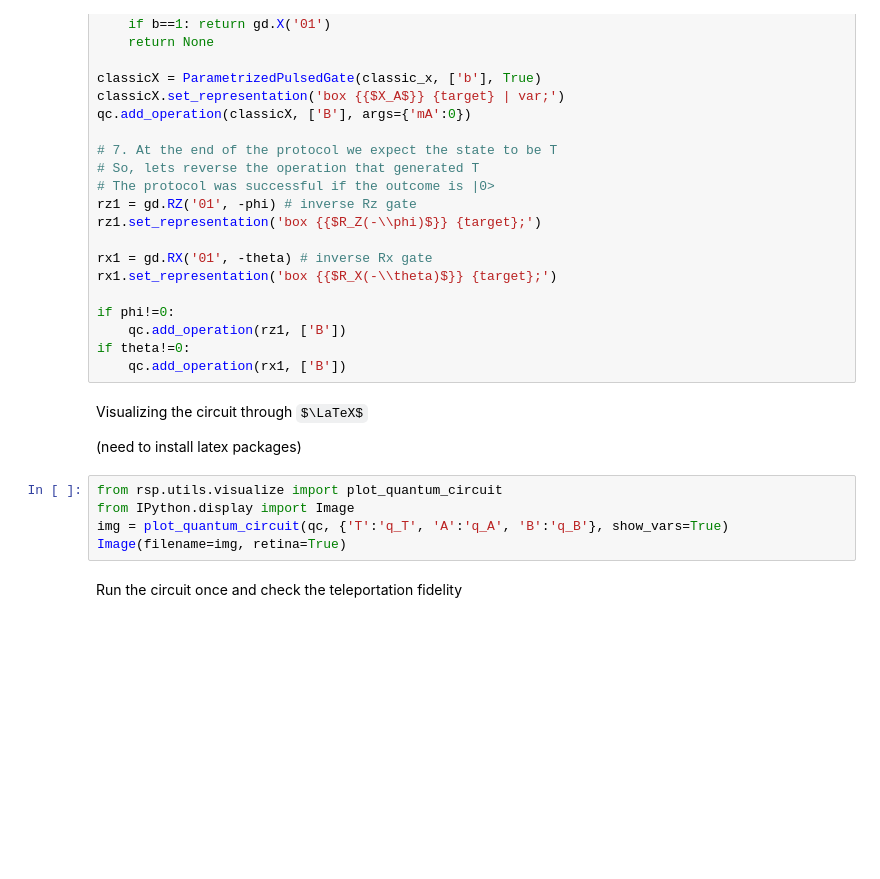
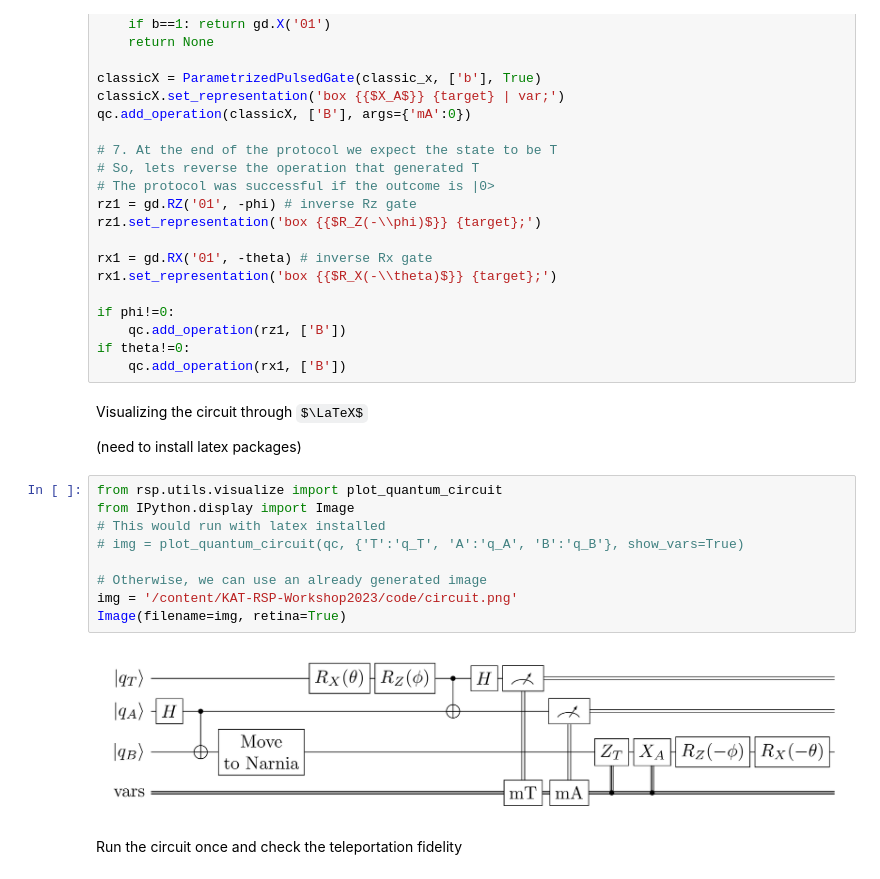
Before and after one commit to Rualito/-KAT-RSP-Workshop2023, a Jupyter notebook: code/workshop.ipynb, the cells around one changed output. Cells and saved outputs as stored; diff of their text form; some formulas as TeX source; blank space fills up the shorter version.

Commit message:
updates to workshop

```diff
--- a/code/workshop.ipynb
+++ b/code/workshop.ipynb
@@ -632,8 +632,14 @@ Visualizing the circuit through $\LaTeX$
 # %%
 from rsp.utils.visualize import plot_quantum_circuit
 from IPython.display import Image
-img = plot_quantum_circuit(qc, {'T':'q_T', 'A':'q_A', 'B':'q_B'}, show_vars=True)
+# This would run with latex installed
+# img = plot_quantum_circuit(qc, {'T':'q_T', 'A':'q_A', 'B':'q_B'}, show_vars=True)
+
+# Otherwise, we can use an already generated image
+img = '/content/KAT-RSP-Workshop2023/code/circuit.png'
 Image(filename=img, retina=True)
+# %% [output]
+[figure, added]
 # %% [markdown]
 Run the circuit once and check the teleportation fidelity
 # %%
```
Also changed, not shown: parts of 1 cell of this notebook, 5 other files.
